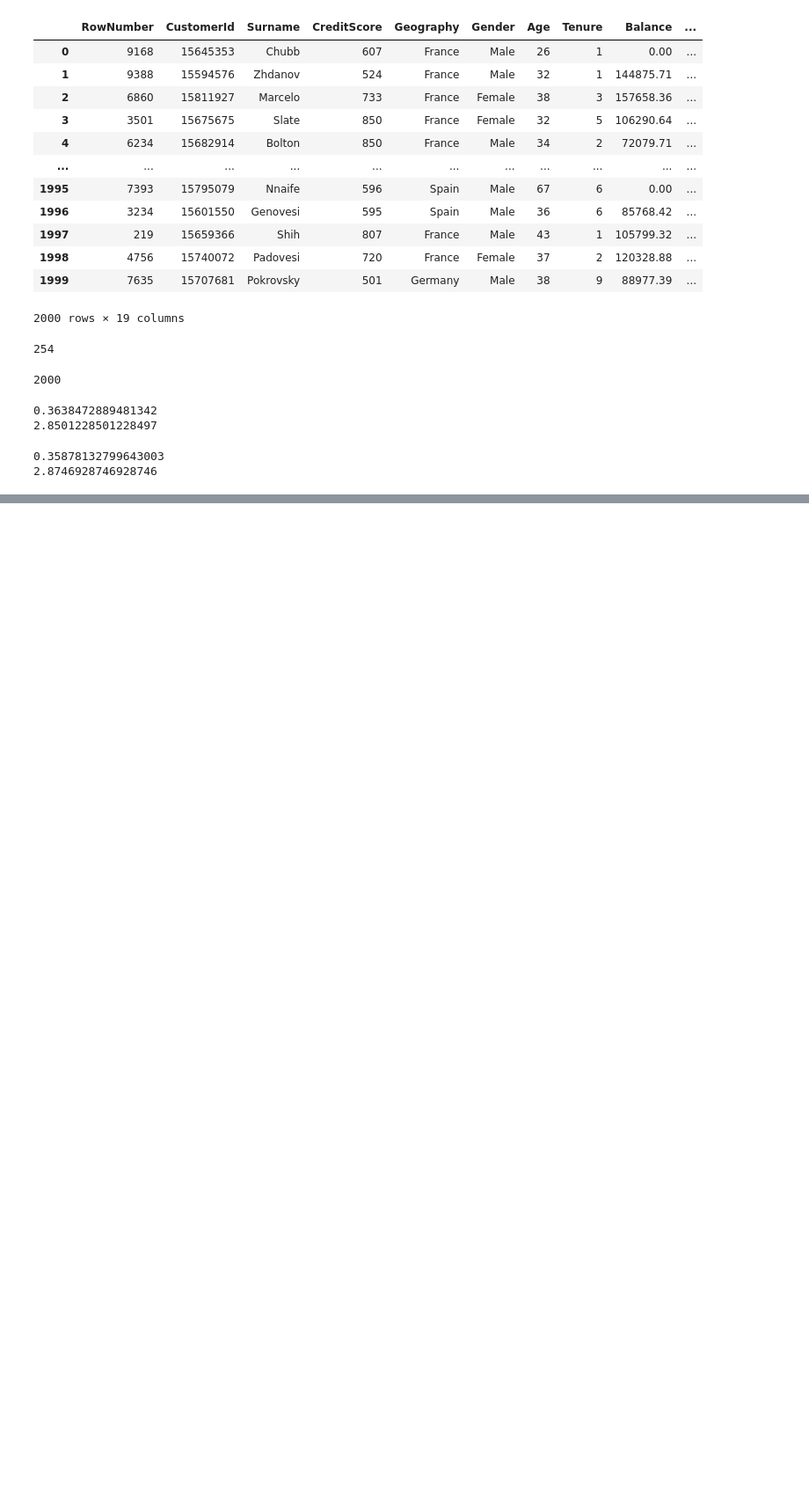
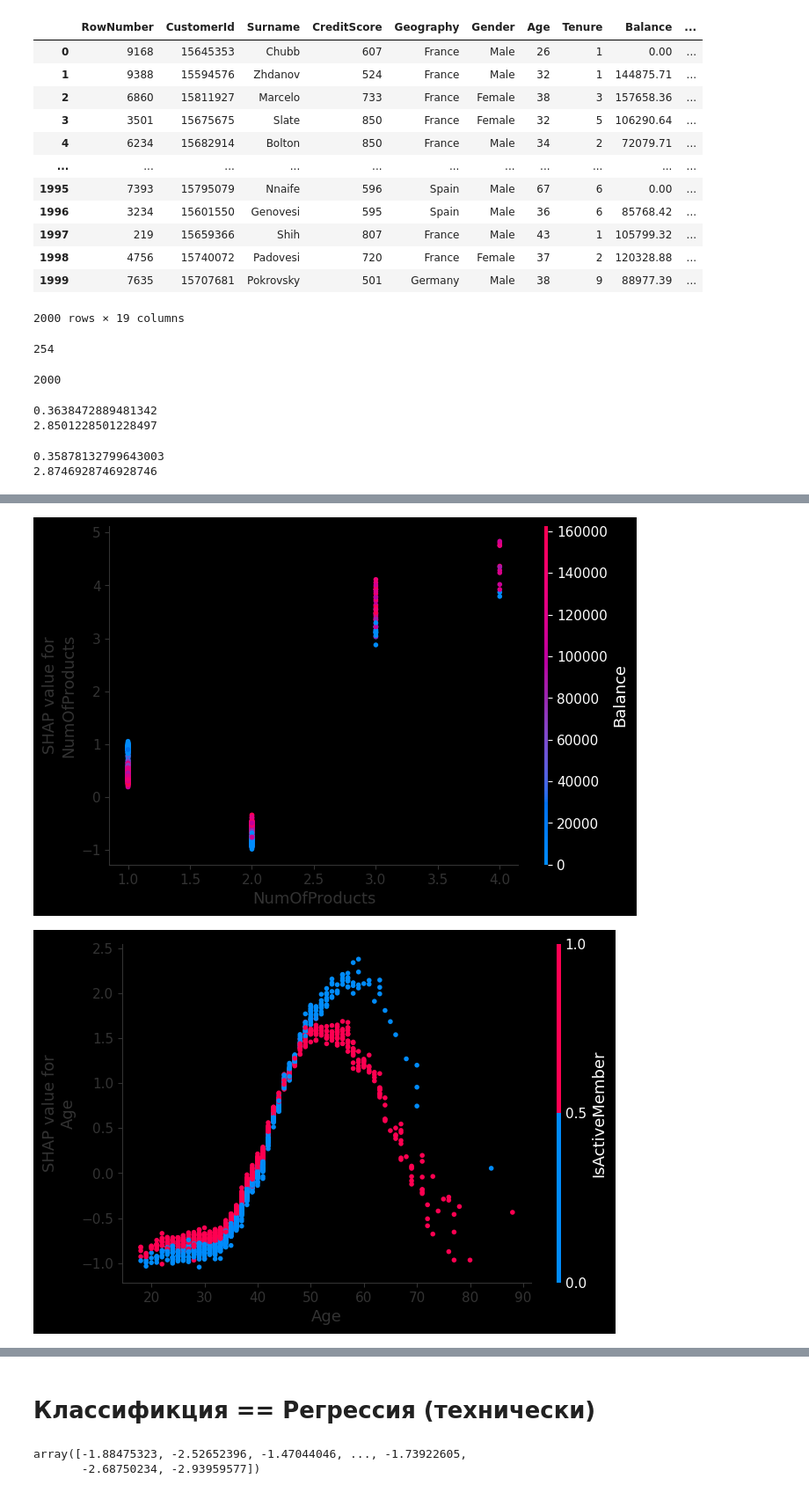
Before and after one commit to SergeyB81/Portfolio-DS, a Jupyter notebook: Car price/classification.ipynb, the cells around one changed output, grey strips where cells are left out. Shown at 88% size. Saved outputs shown, nothing was run; the diff lists cells and outputs as text; code cells hidden in the pictures; blank space fills up the shorter version.

```diff
--- a/Car price/classification.ipynb
+++ b/Car price/classification.ipynb
@@ -695,0 +900,2 @@ print_metrics(test,'score_cat_prod_age_active')
+# %%
+features = model.get_feature_importance(prettified=True)['Feature Id'].values
@@ -695,0 +908,6 @@ print_metrics(test,'score_cat_prod_age_active')
+# %%
+for feature in features:
+  shap.dependence_plot(feature,shap_values,test[X])
+# %% [output]
+[figure, added]
+[figure, added]
@@ -695,0 +923,7 @@ print_metrics(test,'score_cat_prod_age_active')
+# %% [markdown]
+# **Классификция == Регрессия (технически)**
+# %%
+model.predict(test[X],prediction_type='RawFormulaVal')
+# %% [output]
+array([-1.88475323, -2.52652396, -1.47044046, ..., -1.73922605,
+       -2.68750234, -2.93959577])
```
Also changed, not shown: parts of 33 cells of this notebook.
